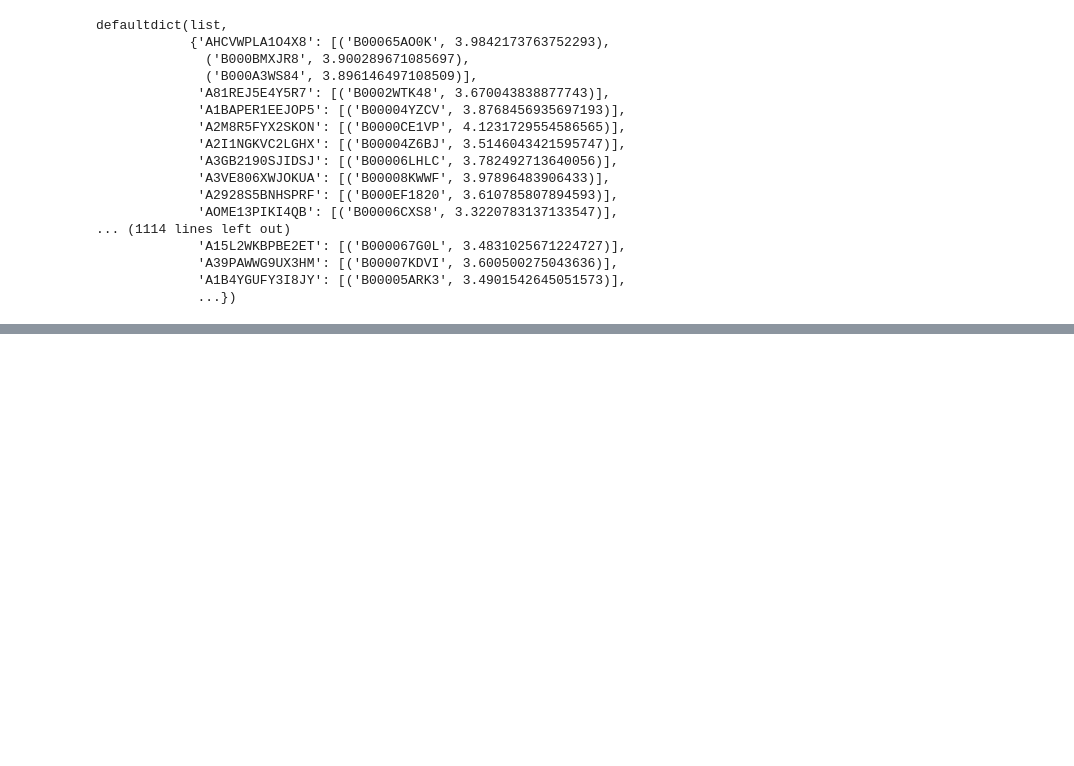
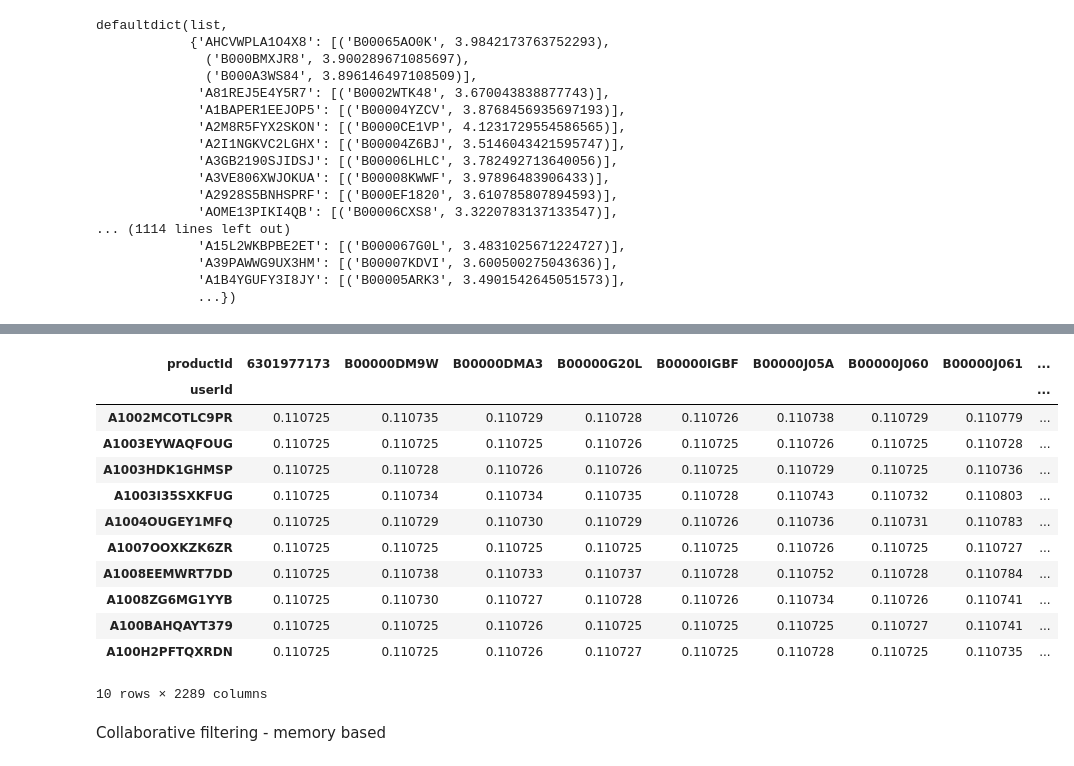
Before and after one commit to NickA-svg/py.amazon.recommender, a Jupyter notebook: svd_collab_filter.ipynb, the cells around one changed output, grey strips where cells are left out. Saved outputs shown, nothing was run; the diff lists cells and outputs as text; code cells hidden in the pictures; blank space fills up the shorter version.

Commit message:
added memory based cf method

```diff
--- a/svd_collab_filter.ipynb
+++ b/svd_collab_filter.ipynb
@@ -162,0 +180,4 @@ get_new_ratings("A231WM2Z2JL0U3",knn_model,testset)
+# %%
+from scipy.sparse.linalg import svds
+NUMBER_OF_FACTORS_MF = 15
+U, sigma, Vt = svds(users_items_pivot_sparse_matrix, k = NUMBER_OF_FACTORS_MF)
@@ -162,0 +192,3 @@ get_new_ratings("A231WM2Z2JL0U3",knn_model,testset)
+# %%
+sigma = np.diag(sigma)
+sigma.shape
@@ -162,0 +197,3 @@ get_new_ratings("A231WM2Z2JL0U3",knn_model,testset)
+# %%
+all_user_predicted_ratings = np.dot(np.dot(U, sigma), Vt)
+all_user_predicted_ratings
@@ -162,0 +214,21 @@ get_new_ratings("A231WM2Z2JL0U3",knn_model,testset)
+# %%
+all_user_predicted_ratings_norm = (all_user_predicted_ratings - all_user_predicted_ratings.min()) / (all_user_predicted_ratings.max() - all_user_predicted_ratings.min())
+# %%
+cf_preds_df = pd.DataFrame(all_user_predicted_ratings_norm, columns = df_product_features.columns, index=df_product_features.index)
+cf_preds_df.head(10)
+# %% [output]
+| productId | 6301977173 | B00000DM9W | B00000DMA3 | B00000G20L | B00000IGBF | B00000J05A | B00000J060 | B00000J061 | ... |
+| userId |  |  |  |  |  |  |  |  | ... |
+| A1002MCOTLC9PR | 0.110725 | 0.110735 | 0.110729 | 0.110728 | 0.110726 | 0.110738 | 0.110729 | 0.110779 | ... |
+| A1003EYWAQFOUG | 0.110725 | 0.110725 | 0.110725 | 0.110726 | 0.110725 | 0.110726 | 0.110725 | 0.110728 | ... |
+| A1003HDK1GHMSP | 0.110725 | 0.110728 | 0.110726 | 0.110726 | 0.110725 | 0.110729 | 0.110725 | 0.110736 | ... |
+| A1003I35SXKFUG | 0.110725 | 0.110734 | 0.110734 | 0.110735 | 0.110728 | 0.110743 | 0.110732 | 0.110803 | ... |
+| A1004OUGEY1MFQ | 0.110725 | 0.110729 | 0.110730 | 0.110729 | 0.110726 | 0.110736 | 0.110731 | 0.110783 | ... |
+| A1007OOXKZK6ZR | 0.110725 | 0.110725 | 0.110725 | 0.110725 | 0.110725 | 0.110726 | 0.110725 | 0.110727 | ... |
+| A1008EEMWRT7DD | 0.110725 | 0.110738 | 0.110733 | 0.110737 | 0.110728 | 0.110752 | 0.110728 | 0.110784 | ... |
+| A1008ZG6MG1YYB | 0.110725 | 0.110730 | 0.110727 | 0.110728 | 0.110726 | 0.110734 | 0.110726 | 0.110741 | ... |
+| A100BAHQAYT379 | 0.110725 | 0.110725 | 0.110726 | 0.110725 | 0.110725 | 0.110725 | 0.110727 | 0.110741 | ... |
+| A100H2PFTQXRDN | 0.110725 | 0.110725 | 0.110726 | 0.110727 | 0.110725 | 0.110728 | 0.110725 | 0.110735 | ... |
+10 rows × 2289 columns
+# %% [markdown]
+Collaborative filtering - memory based
```
Also changed, not shown: parts of 12 cells of this notebook, 1 other file.
